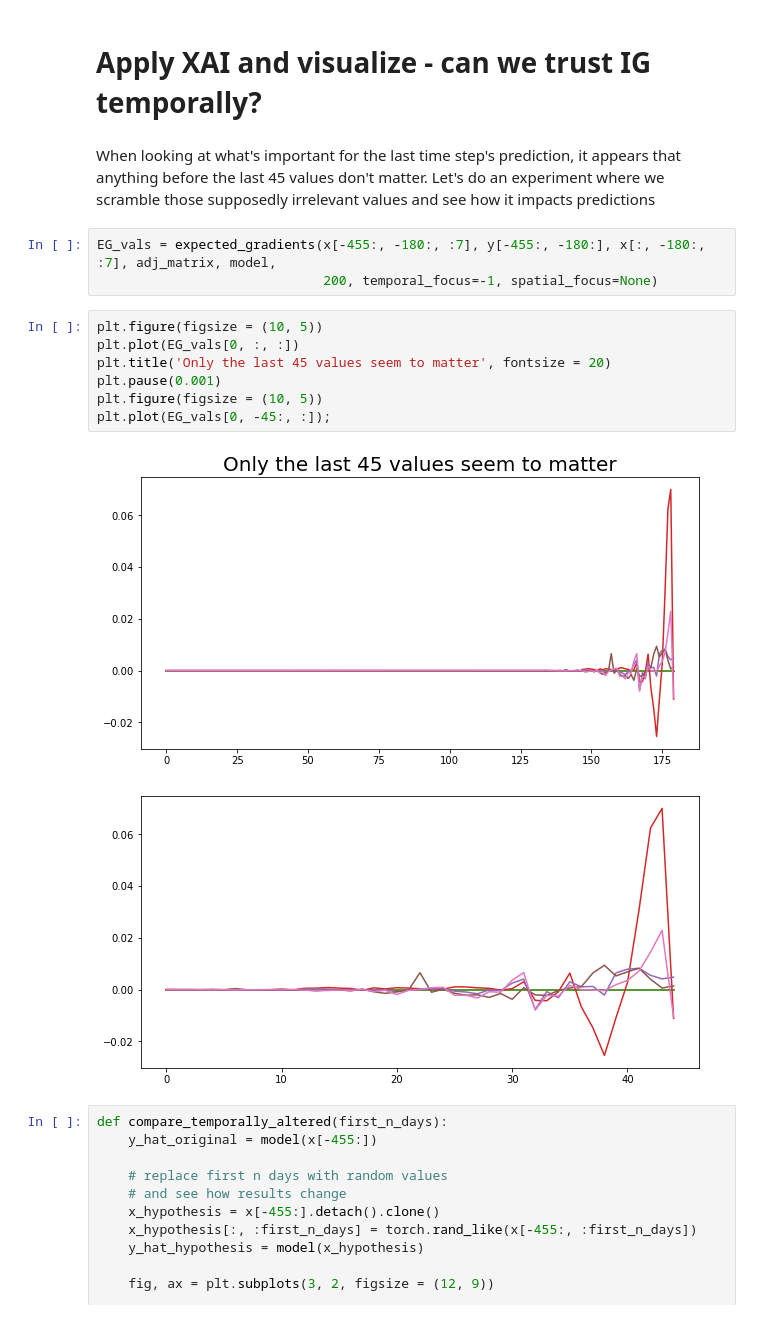
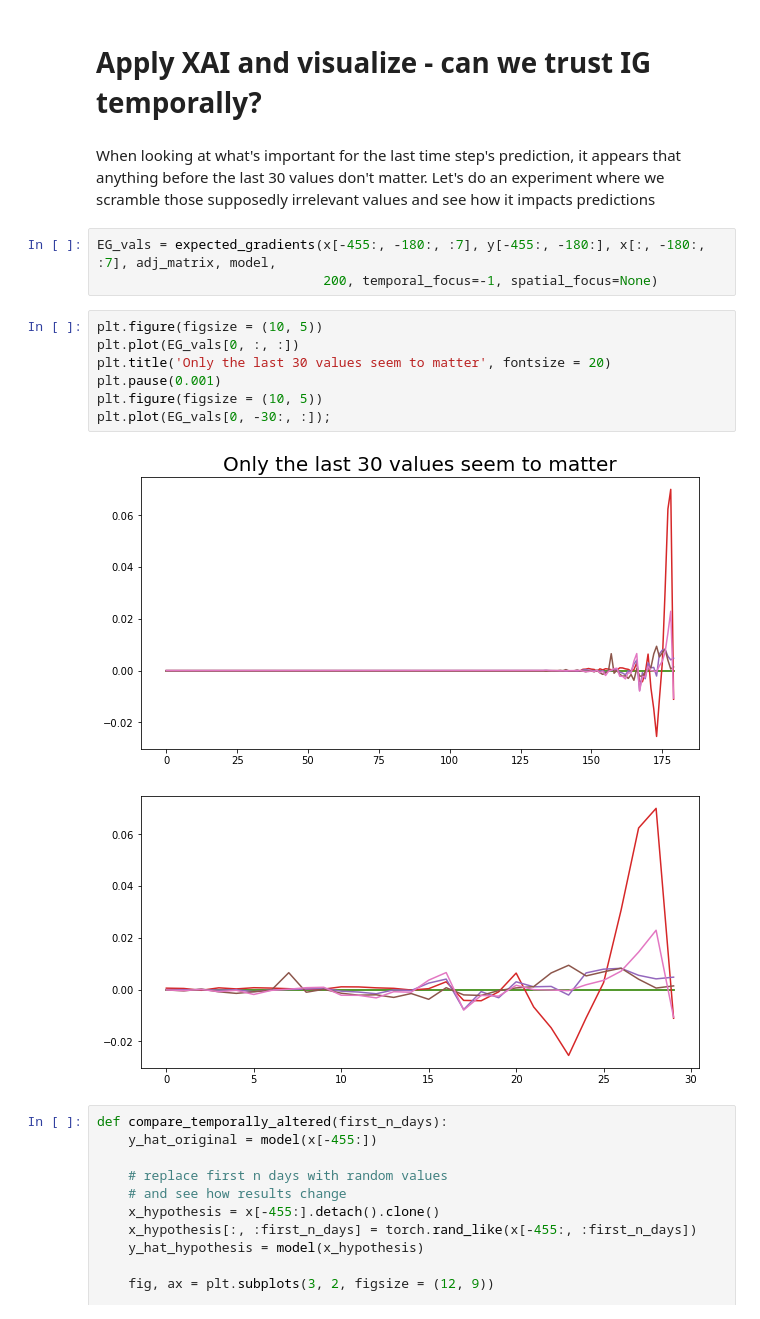
Before and after one commit to DOI-USGS/xai-workflows, a Jupyter notebook: prototyping_notebooks/03_04_RGCN_CustomExpGrad_RiverDl.ipynb, the cells around one changed output. Saved outputs shown, nothing was run; the diff lists cells and outputs as text.

```diff
--- a/prototyping_notebooks/03_04_RGCN_CustomExpGrad_RiverDl.ipynb
+++ b/prototyping_notebooks/03_04_RGCN_CustomExpGrad_RiverDl.ipynb
@@ -359,20 +359,20 @@ plt.title("Expected gradient values at one segment\n w.r.t. outputs at a differe
 # %% [markdown]
 # Apply XAI and visualize - can we trust IG temporally?
 # %% [markdown]
-When looking at what's important for the last time step's prediction, it appears that anything before the last 45 values don't matter. Let's do an experiment where we scramble those supposedly irrelevant values and see how it impacts predictions
+When looking at what's important for the last time step's prediction, it appears that anything before the last 30 values don't matter. Let's do an experiment where we scramble those supposedly irrelevant values and see how it impacts predictions
 # %%
 EG_vals = expected_gradients(x[-455:, -180:, :7], y[-455:, -180:], x[:, -180:, :7], adj_matrix, model,
                              200, temporal_focus=-1, spatial_focus=None)
 # %%
 plt.figure(figsize = (10, 5))
 plt.plot(EG_vals[0, :, :])
-plt.title('Only the last 45 values seem to matter', fontsize = 20)
+plt.title('Only the last 30 values seem to matter', fontsize = 20)
 plt.pause(0.001)
 plt.figure(figsize = (10, 5))
-plt.plot(EG_vals[0, -45:, :]);
+plt.plot(EG_vals[0, -30:, :]);
 # %% [output]
 [figure]
-[figure, old version]
+[figure, new version]
 # %%
 def compare_temporally_altered(first_n_days):
     y_hat_original = model(x[-455:])
```
Also changed, not shown: parts of 11 cells of this notebook.
